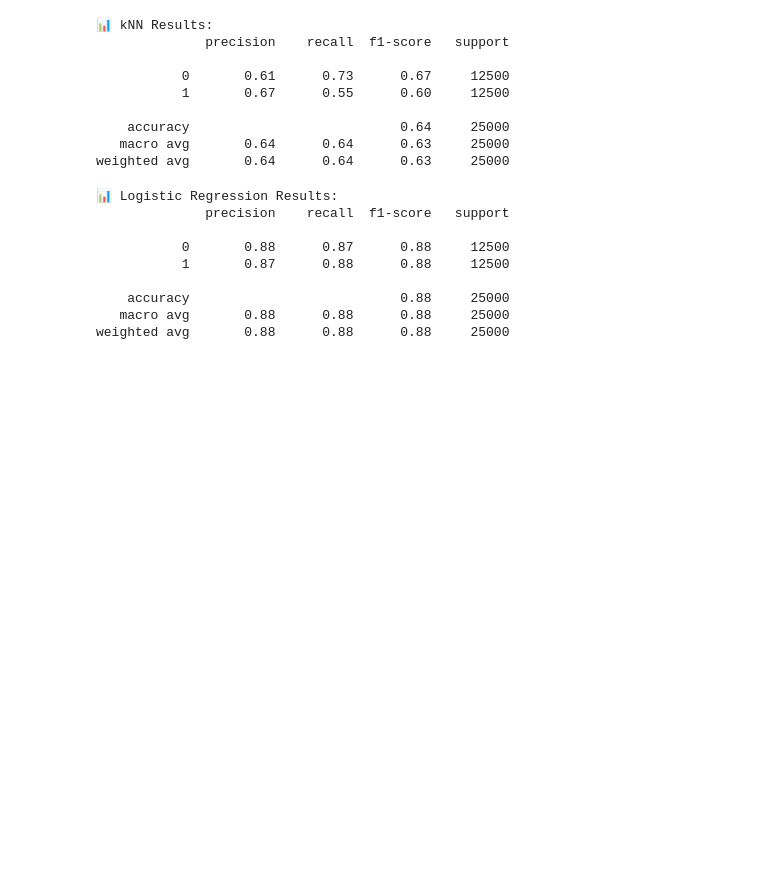
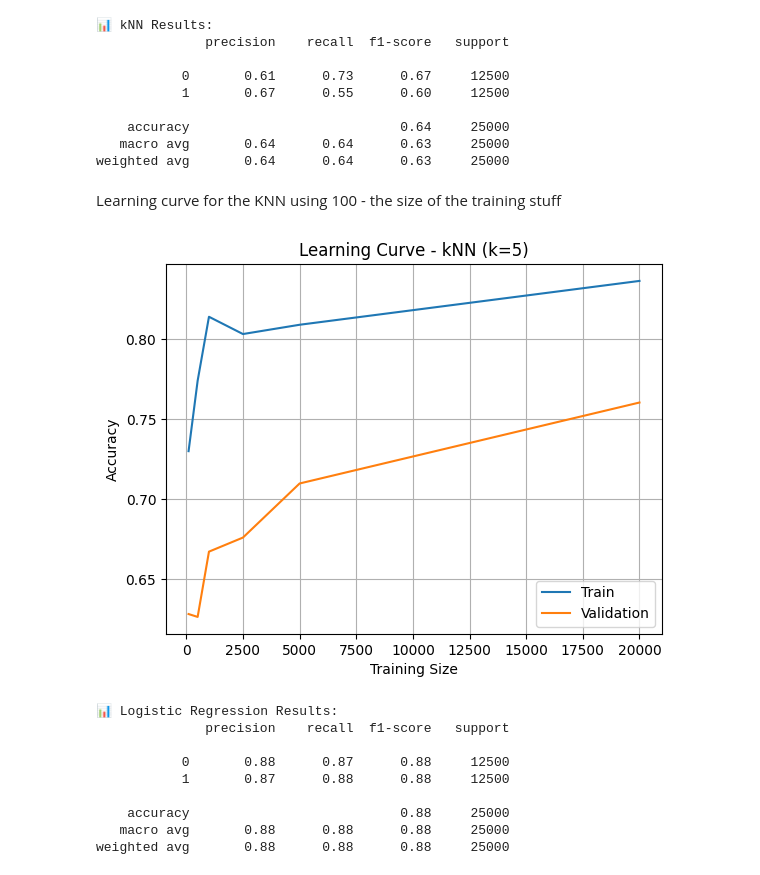
Before and after one commit to sabrinaprc/IMDB-Analysis-178-Project, a Jupyter notebook: imdb.ipynb, the cells around one changed output. Drawn from its saved outputs; the diff is of its cells as text; code cells hidden in the pictures; blank space fills up the shorter version.

```diff
--- a/imdb.ipynb
+++ b/imdb.ipynb
@@ -53,6 +64,34 @@ print(classification_report(test_labels, y_pred_knn))
     accuracy                           0.64     25000
    macro avg       0.64      0.64      0.63     25000
 weighted avg       0.64      0.64      0.63     25000
+# %% [markdown]
+Learning curve for the KNN using 100 - the size of the training stuff
+# %%
+sizes = [100, 500, 1000, 2500, 5000, len(X_train)]
+train_scores = []
+val_scores = []
+
+for size in sizes:
+    X_sub = X_train[:size]
+    y_sub = y_train[:size]
+    X_sub_vec = vectorizer.transform(X_sub)
+
+    model = KNeighborsClassifier(n_neighbors=5)
+    model.fit(X_sub_vec, y_sub)
+
+    train_scores.append(model.score(X_sub_vec, y_sub))
+    val_scores.append(model.score(X_val_vec, y_val))
+
+plt.plot(sizes, train_scores, label="Train")
+plt.plot(sizes, val_scores, label="Validation")
+plt.title("Learning Curve - kNN (k=5)")
+plt.xlabel("Training Size")
+plt.ylabel("Accuracy")
+plt.legend()
+plt.grid()
+plt.show()
+# %% [output]
+[figure, added]
 # %%
 # 6. Train and Evaluate Logistic Regression
 logreg = LogisticRegression(C=1.0, max_iter=1000)
```
Also changed, not shown: parts of 4 cells of this notebook.
